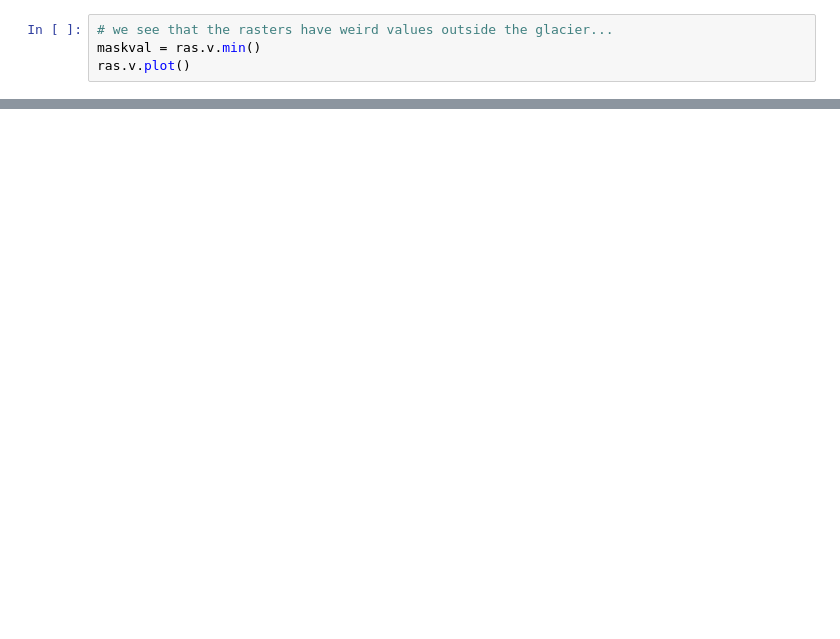
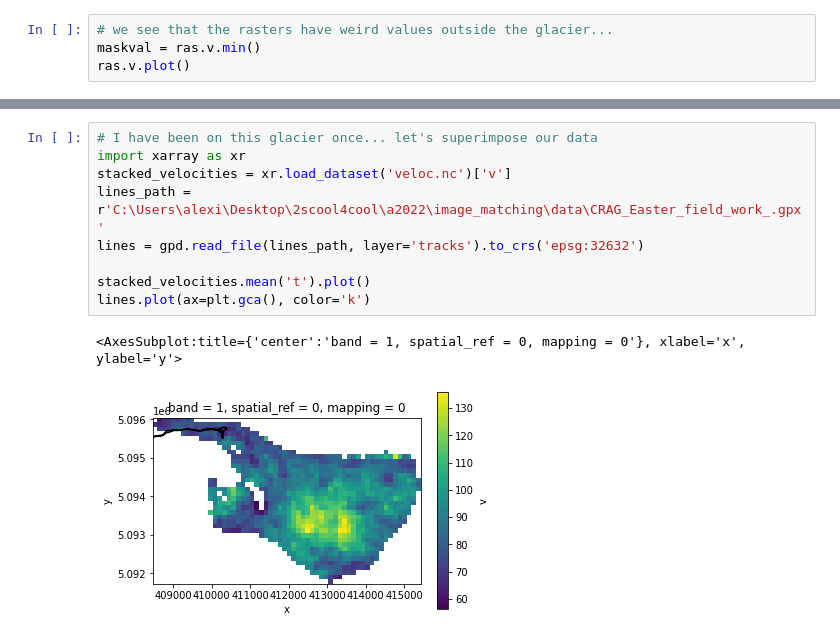
Before and after one commit to aleximorin/lcc, a Jupyter notebook: Surface velocities.ipynb, the cells around one changed output, grey strips where cells are left out. Cells and saved outputs as stored; diff of their text form; blank space fills up the shorter version.

```diff
--- a/Surface velocities.ipynb
+++ b/Surface velocities.ipynb
@@ -157,0 +133,12 @@ plt.scatter(t, vel)
+# %%
+# I have been on this glacier once... let's superimpose our data
+import xarray as xr
+stacked_velocities = xr.load_dataset('veloc.nc')['v']
+lines_path = r'C:\Users\alexi\Desktop\2scool4cool\a2022\image_matching\data\CRAG_Easter_field_work_.gpx'
+lines = gpd.read_file(lines_path, layer='tracks').to_crs('epsg:32632')
+
+stacked_velocities.mean('t').plot()
+lines.plot(ax=plt.gca(), color='k')
+# %% [output]
+<AxesSubplot:title={'center':'band = 1, spatial_ref = 0, mapping = 0'}, xlabel='x', ylabel='y'>
+[figure, added]
```
Also changed, not shown: parts of 17 cells of this notebook, 16 other files.
